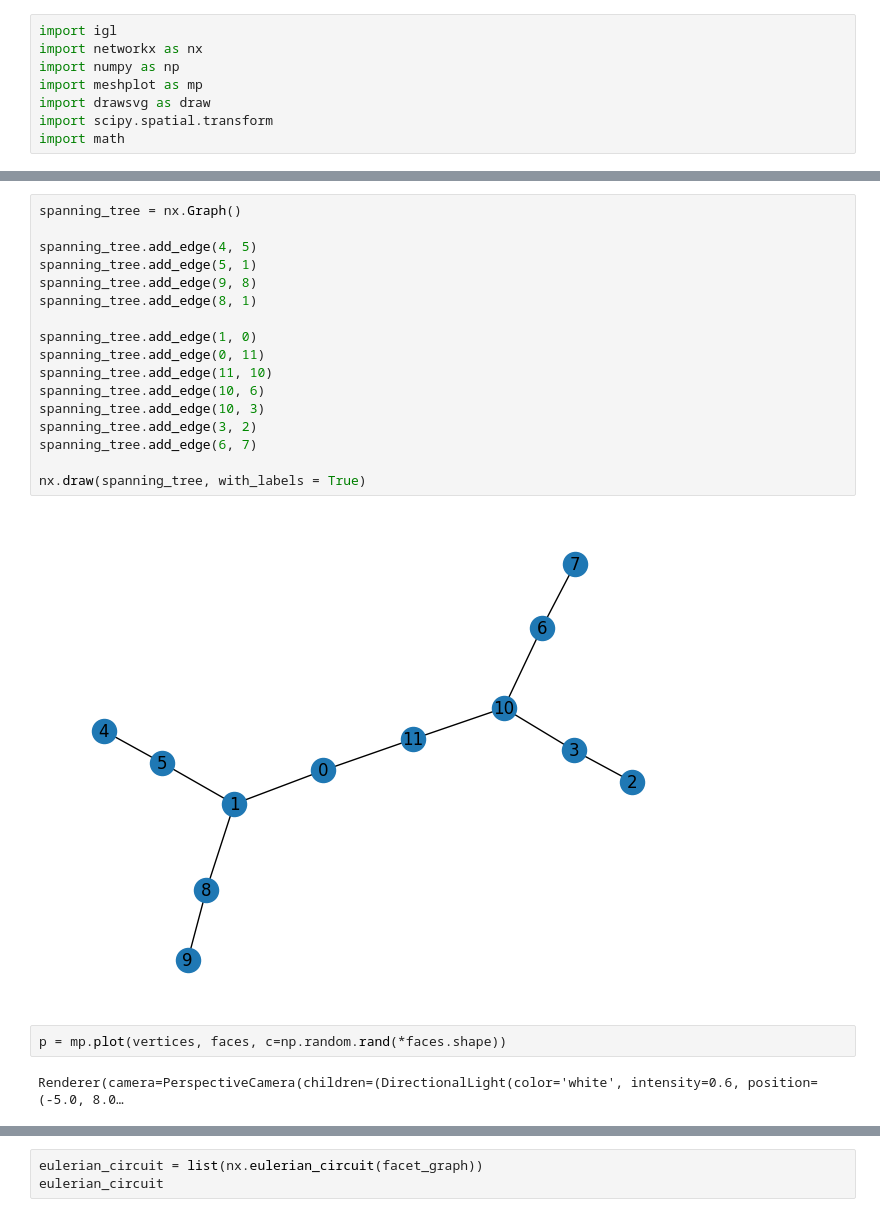
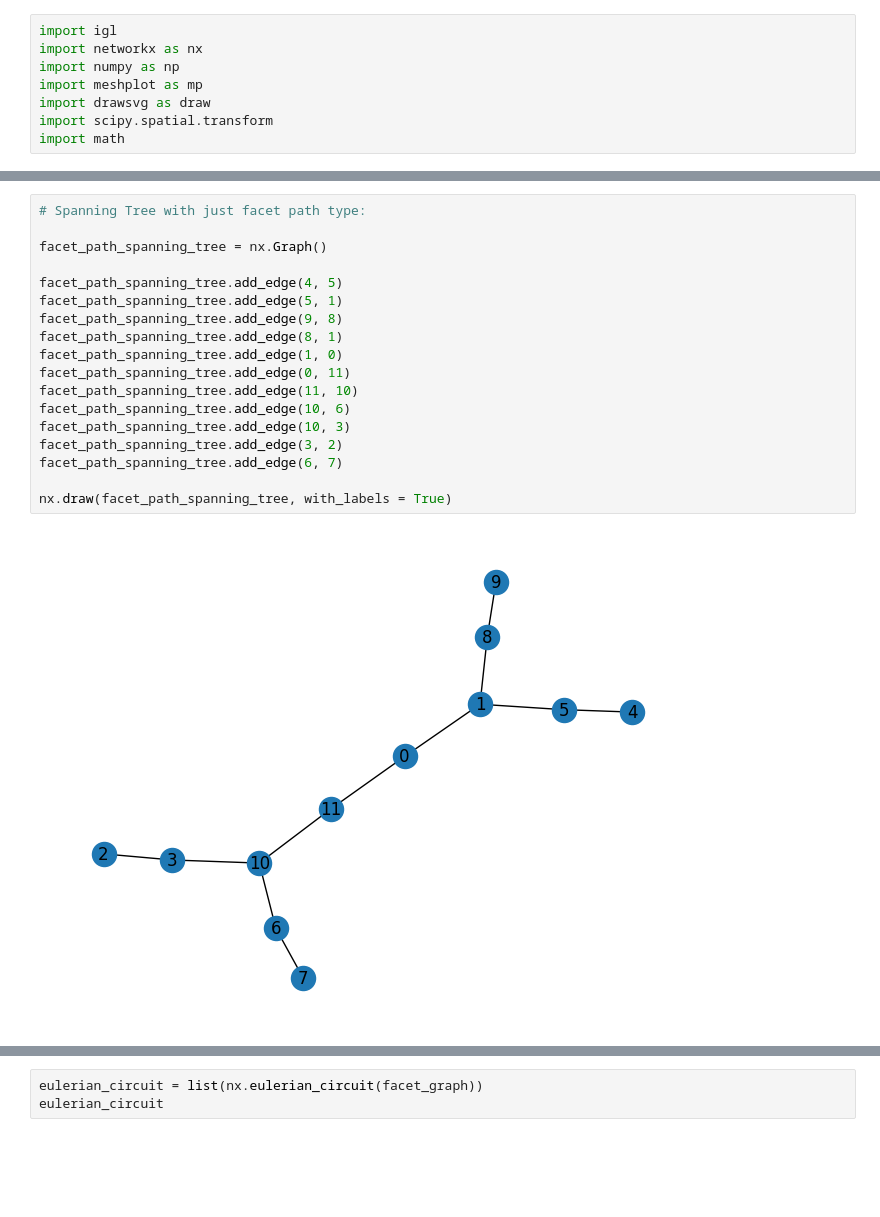
Before and after one commit to elia-b/VertexUnfolding, a Jupyter notebook: vertex-unfolding.ipynb, the cells around one changed output, grey strips where cells are left out. Cells and saved outputs as stored; diff of their text form; blank space fills up the shorter version.

```diff
--- a/vertex-unfolding.ipynb
+++ b/vertex-unfolding.ipynb
@@ -59,24 +56,21 @@ print(nx.adjacency_matrix(graph))
 # %%
-spanning_tree = nx.Graph()
+# Spanning Tree with just facet path type:
 
-spanning_tree.add_edge(4, 5)
-spanning_tree.add_edge(5, 1)
-spanning_tree.add_edge(9, 8)
-spanning_tree.add_edge(8, 1)
+facet_path_spanning_tree = nx.Graph()
 
-spanning_tree.add_edge(1, 0)
-spanning_tree.add_edge(0, 11)
-spanning_tree.add_edge(11, 10)
-spanning_tree.add_edge(10, 6)
-spanning_tree.add_edge(10, 3)
-spanning_tree.add_edge(3, 2)
-spanning_tree.add_edge(6, 7)
+facet_path_spanning_tree.add_edge(4, 5)
+facet_path_spanning_tree.add_edge(5, 1)
+facet_path_spanning_tree.add_edge(9, 8)
+facet_path_spanning_tree.add_edge(8, 1)
+facet_path_spanning_tree.add_edge(1, 0)
+facet_path_spanning_tree.add_edge(0, 11)
+facet_path_spanning_tree.add_edge(11, 10)
+facet_path_spanning_tree.add_edge(10, 6)
+facet_path_spanning_tree.add_edge(10, 3)
+facet_path_spanning_tree.add_edge(3, 2)
+facet_path_spanning_tree.add_edge(6, 7)
 
-nx.draw(spanning_tree, with_labels = True)
+nx.draw(facet_path_spanning_tree, with_labels = True)
 # %% [output]
-[figure, old version]
+[figure, new version]
-# %%
-p = mp.plot(vertices, faces, c=np.random.rand(*faces.shape))
-# %% [output]
-Renderer(camera=PerspectiveCamera(children=(DirectionalLight(color='white', intensity=0.6, position=(-5.0, 8.0…
 # %%
```
Also changed, not shown: parts of 11 cells of this notebook, 2 other files.
